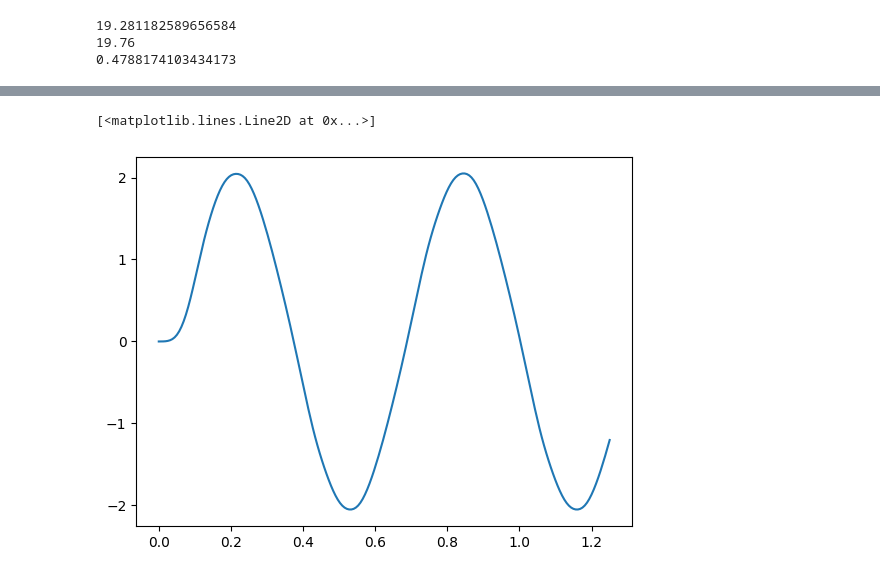
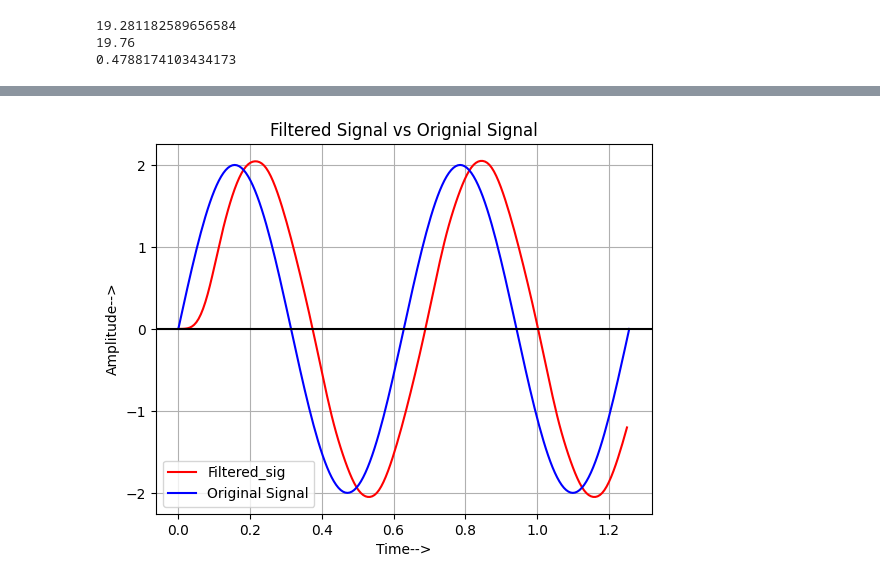
Before and after one commit to ParasKore2003/Digital-Communication-Lab, a Jupyter notebook: Digital Communication/Lab record/Lab2.ipynb, the cells around one changed output, grey strips where cells are left out. Drawn from its saved outputs; the diff is of its cells as text; code cells hidden in the pictures.

```diff
--- a/Digital Communication/Lab record/Lab2.ipynb
+++ b/Digital Communication/Lab record/Lab2.ipynb
@@ -162,10 +160,17 @@ plt.grid(True)
 # %%
-reconstructed_signal_8 = []
+reconstructed_signal = []
+# The purpose of the following block of code is to reconstruct the signal
 for i in range(0, len(pcm), bits):
     binary_sequence = pcm[i:i+bits]
-    quantization_level = match_8.loc[match_8['Binary Representation'].apply(lambda x: x == binary_sequence), 'quantization level 8'].values[0]
-    reconstructed_signal_8.append(quantization_level)
+    quantization_level = Encoded.loc[Encoded['Binary Representation'].apply(lambda x: x == binary_sequence), 'quantization level'].values[0]
+    reconstructed_signal.append(quantization_level)
 t1 = np.delete(t,-1)
-plt.plot(t1,reconstructed_signal_8)
-plt.plot(t,X)
+plt.plot(t1,reconstructed_signal)
+plt.title('Reconstructed Signal')
+plt.xlabel('Time-->')
+plt.ylabel('Amplitude-->')
+plt.axhline(y = 0, color = 'k')
+plt.legend(['recons_signal'], loc = 'upper right')
+plt.grid()
+plt.show()
 # %% [output]
@@ -174,19 +178,25 @@ plt.plot(t,X)
 # %%
-# Define the filter parameters
-cutoff_freq = 100  # Cutoff frequency of the low pass filter
-filter_order = 5  # Order of the filter
-fs = 2000  # Sample rate
+#Filter Parameters
+Fc = 100  # Cutoff frequency of the low pass filter
+Filter_order = 5  # Order of the filter
+fs = 2000  # Sampling frequecny
 
 # Normalize the cutoff frequency
-nyquist_freq = 0.5 * fs
-normalized_cutoff_freq = cutoff_freq / nyquist_freq
+NY_freq = 0.5 * fs
+normalized_cutoff_freq = Fc / NY_freq
 
 # Design the low pass filter
-b, a = signal.butter(filter_order, normalized_cutoff_freq, btype='low', analog=False)
+b, a = signal.butter(Filter_order, normalized_cutoff_freq, btype='low', analog=False)
 
 # Apply the filter to the reconstructed signal
-filtered_signal_8 = signal.lfilter(b, a, reconstructed_signal_8)
-plt.plot(t1,filtered_signal_8)
+filtered_signal = signal.lfilter(b, a, reconstructed_signal)
+plt.plot(t1,filtered_signal, color= 'Red')
+plt.plot(t,X, color = 'blue')
+plt.title('Filtered Signal vs Orignial Signal')
+plt.legend(['Filtered_sig', 'Original Signal'])
+plt.xlabel('Time-->')
+plt.ylabel('Amplitude-->')
+plt.axhline(y = 0, color ='Black')
+plt.grid()
 # %% [output]
-[<matplotlib.lines.Line2D at 0x...>]
-[figure, old version]
+[figure, new version]
```
Also changed, not shown: parts of 7 cells of this notebook.
